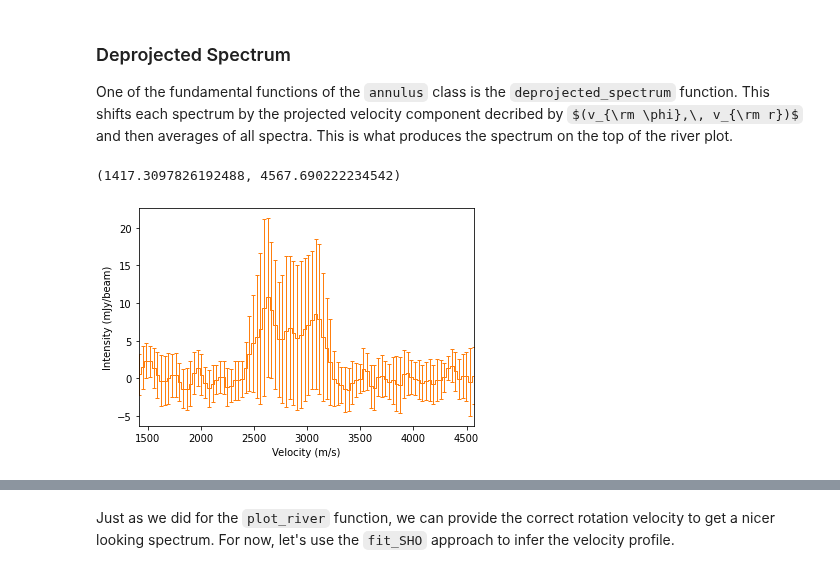
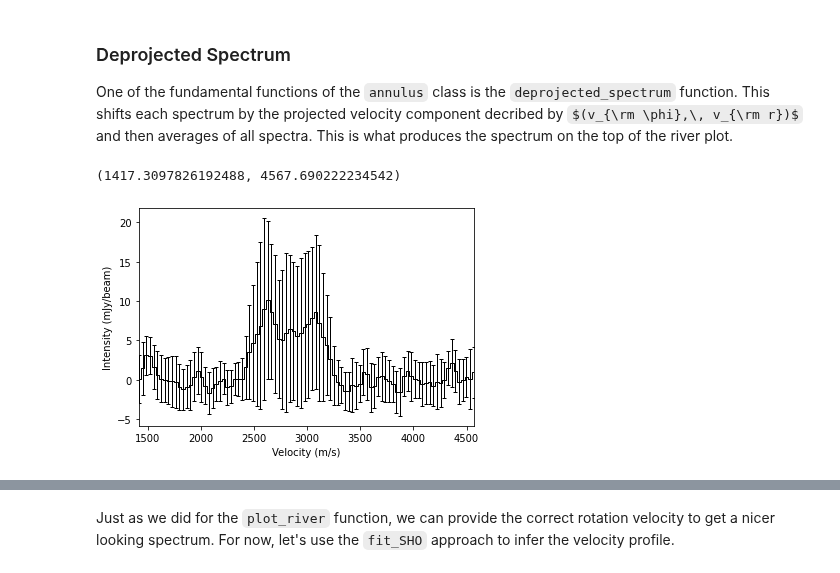
Before and after one commit to richteague/eddy, a Jupyter notebook: docs/tutorials/tutorial_4.ipynb, the cells around one changed output, grey strips where cells are left out. Drawn from its saved outputs; the diff is of its cells as text; code cells hidden in the pictures; some formulas as TeX source.

```diff
--- a/docs/tutorials/tutorial_4.ipynb
+++ b/docs/tutorials/tutorial_4.ipynb
@@ -33,11 +33,11 @@ One of the fundamental functions of the `annulus` class is the `deprojected_spec
 x, y, dy = annulus.deprojected_spectrum(vrot=0.0)
 # %%
 fig, ax = plt.subplots()
-ax.errorbar(x, y * 1e3, dy * 1e3, fmt=' ', capsize=2.0, lw=1.0, color='C1')
-ax.step(x, y * 1e3, where='mid', lw=1.0, color='C1')
+ax.errorbar(x, y * 1e3, dy * 1e3, fmt=' ', capsize=2.0, lw=1.0, color='k')
+ax.step(x, y * 1e3, where='mid', lw=1.0, color='k')
 ax.set_ylabel('Intensity (mJy/beam)')
 ax.set_xlabel('Velocity (m/s)')
 ax.set_xlim(x.min(), x.max())
 # %% [output]
 (1417.3097826192488, 4567.690222234542)
-[figure, old version]
+[figure, new version]
```
Also changed, not shown: parts of 19 cells of this notebook, 5 other files.
